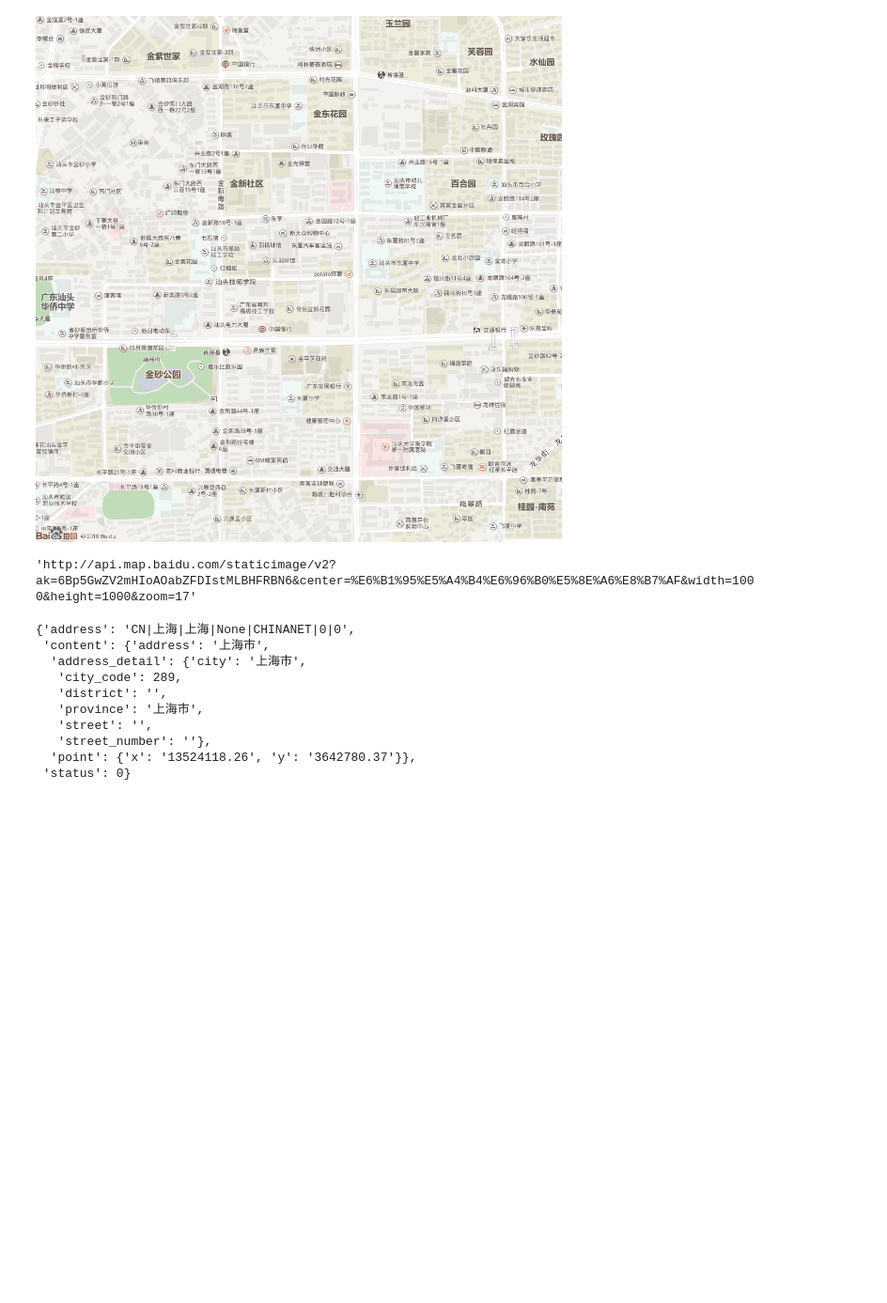
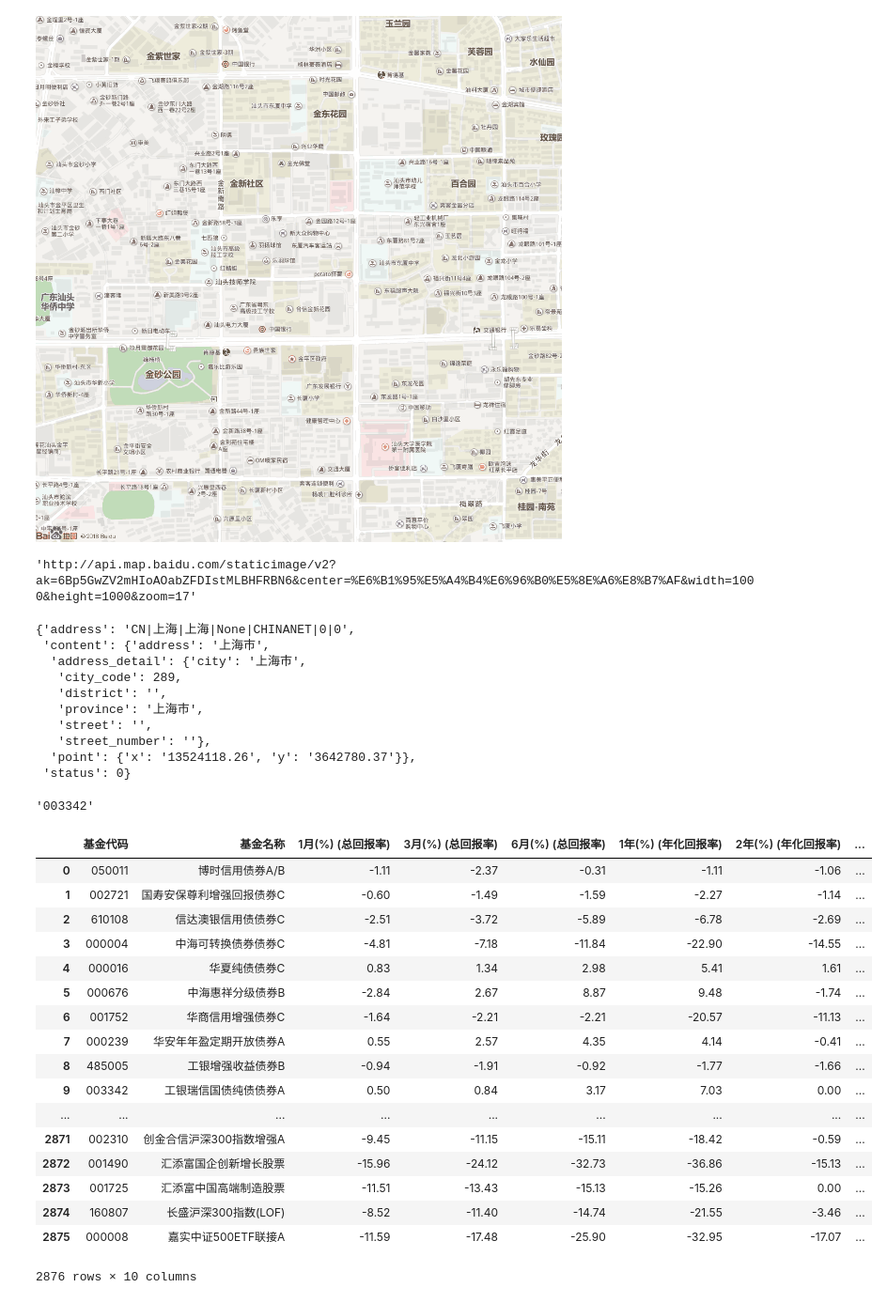
Before and after one commit to WenPeiyu/LianjiaSpider, a Jupyter notebook: 1111.ipynb, the cells around one changed output. Shown at 94% size. Cells and saved outputs as stored; diff of their text form; code cells hidden in the pictures; blank space fills up the shorter version.

```diff
--- a/1111.ipynb
+++ b/1111.ipynb
@@ -178,3 +178,7 @@ for i in range(10):
                 hangyetouzizuhe = hangyetouzizuhe + j.string + "\n"
         overviewinfo["行业投资组合"] = hangyetouzizuhe
         temp = pd.concat([temp, overviewinfo])
+# %%
+overviewinfo.iloc[0,1]
+# %% [output]
+'003342'
@@ -180,0 +187,21 @@ for i in range(10):
+# %%
+fund_list
+# %% [output]
+|  | 基金代码 | 基金名称 | 1月(%) (总回报率) | 3月(%) (总回报率) | 6月(%) (总回报率) | 1年(%) (年化回报率) | 2年(%) (年化回报率) | ... |
+| 0 | 050011 | 博时信用债券A/B | -1.11 | -2.37 | -0.31 | -1.11 | -1.06 | ... |
+| 1 | 002721 | 国寿安保尊利增强回报债券C | -0.60 | -1.49 | -1.59 | -2.27 | -1.14 | ... |
+| 2 | 610108 | 信达澳银信用债债券C | -2.51 | -3.72 | -5.89 | -6.78 | -2.69 | ... |
+| 3 | 000004 | 中海可转换债券债券C | -4.81 | -7.18 | -11.84 | -22.90 | -14.55 | ... |
+| 4 | 000016 | 华夏纯债债券C | 0.83 | 1.34 | 2.98 | 5.41 | 1.61 | ... |
+| 5 | 000676 | 中海惠祥分级债券B | -2.84 | 2.67 | 8.87 | 9.48 | -1.74 | ... |
+| 6 | 001752 | 华商信用增强债券C | -1.64 | -2.21 | -2.21 | -20.57 | -11.13 | ... |
+| 7 | 000239 | 华安年年盈定期开放债券A | 0.55 | 2.57 | 4.35 | 4.14 | -0.41 | ... |
+| 8 | 485005 | 工银增强收益债券B | -0.94 | -1.91 | -0.92 | -1.77 | -1.66 | ... |
+| 9 | 003342 | 工银瑞信国债纯债债券A | 0.50 | 0.84 | 3.17 | 7.03 | 0.00 | ... |
+| ... | ... | ... | ... | ... | ... | ... | ... | ... |
+| 2871 | 002310 | 创金合信沪深300指数增强A | -9.45 | -11.15 | -15.11 | -18.42 | -0.59 | ... |
+| 2872 | 001490 | 汇添富国企创新增长股票 | -15.96 | -24.12 | -32.73 | -36.86 | -15.13 | ... |
+| 2873 | 001725 | 汇添富中国高端制造股票 | -11.51 | -13.43 | -15.13 | -15.26 | 0.00 | ... |
+| 2874 | 160807 | 长盛沪深300指数(LOF) | -8.52 | -11.40 | -14.74 | -21.55 | -3.46 | ... |
+| 2875 | 000008 | 嘉实中证500ETF联接A | -11.59 | -17.48 | -25.90 | -32.95 | -17.07 | ... |
+2876 rows × 10 columns
```
Also changed, not shown: parts of 1 cell of this notebook, 1 other file.
